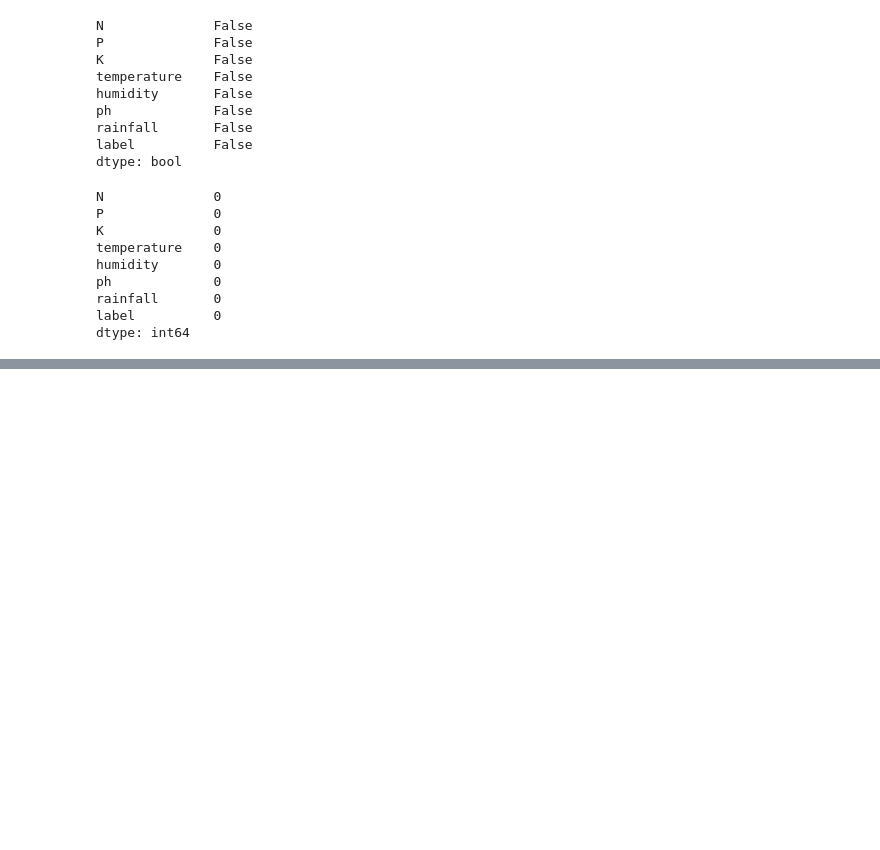
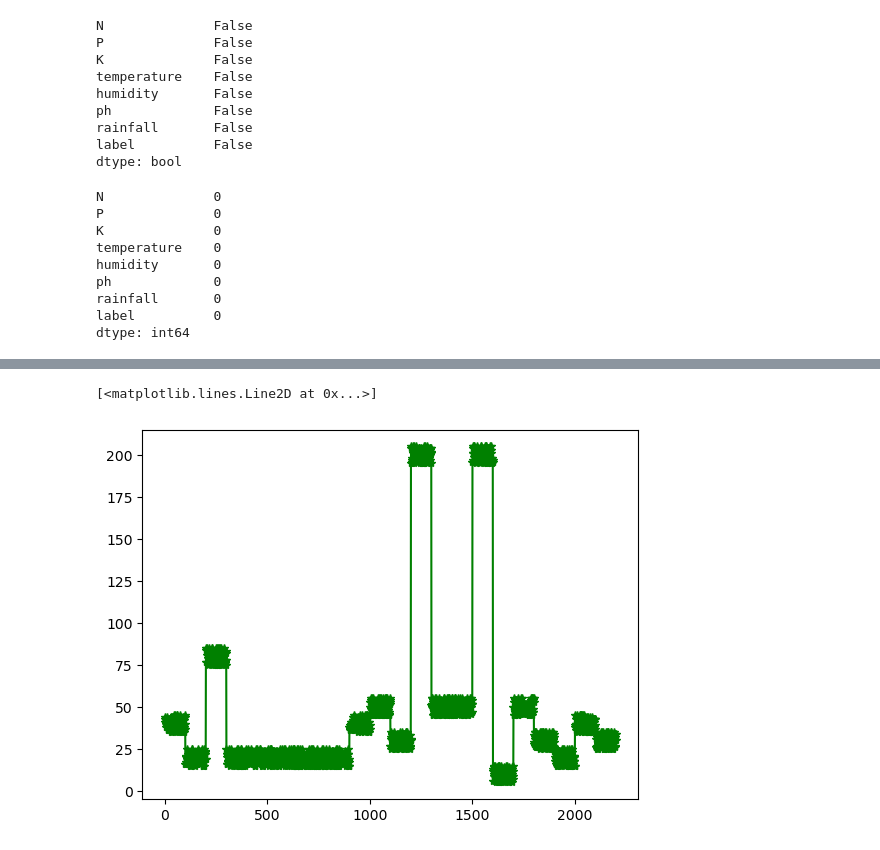
Before and after one commit to AhmedKiser/CSE-299-Project, a Jupyter notebook: Crop_Prediction.ipynb, the cells around one changed output, grey strips where cells are left out. Cells and saved outputs as stored; diff of their text form; code cells hidden in the pictures; blank space fills up the shorter version.

```diff
--- a/Crop_Prediction.ipynb
+++ b/Crop_Prediction.ipynb
@@ -69,0 +118,5 @@ dtype: int64
+# %%
+plt.plot(k, marker = '*', color = 'g')
+# %% [output]
+[<matplotlib.lines.Line2D at 0x...>]
+[figure, added]
```
Also changed, not shown: parts of 11 cells of this notebook, 1 other file.
